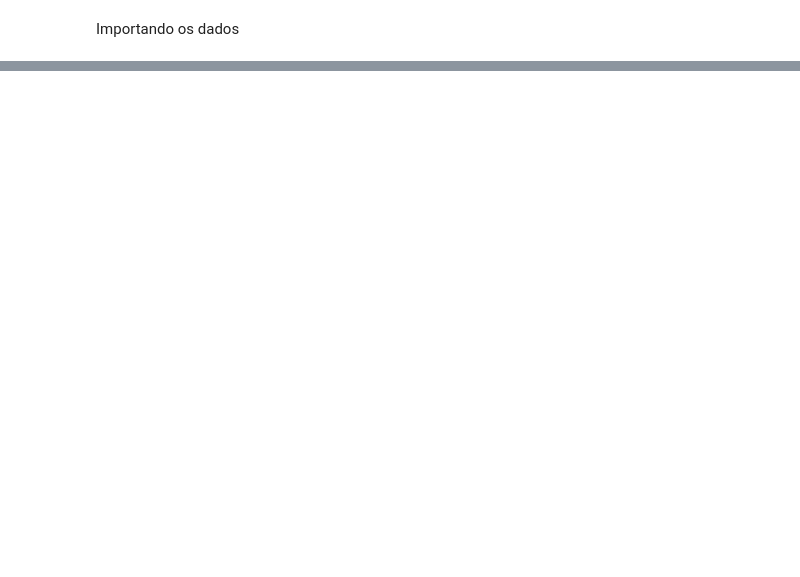
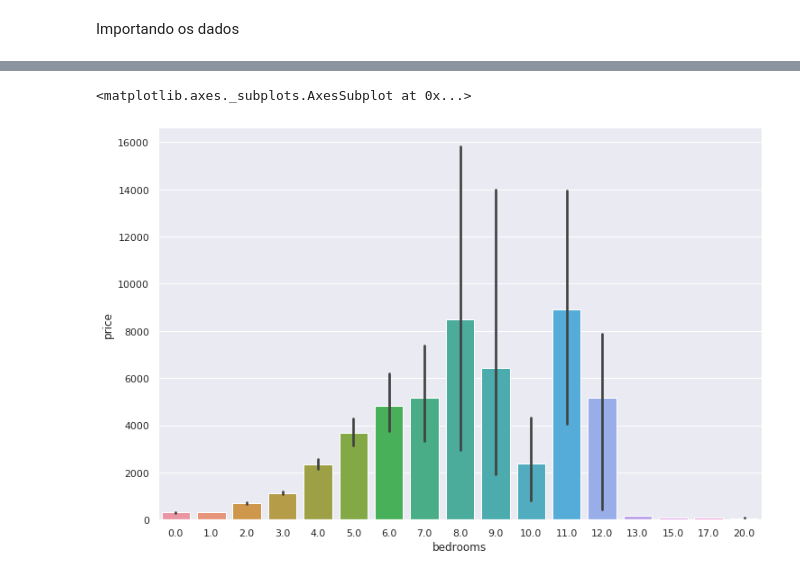
Before and after one commit to nilsoncunha/portfolio, a Jupyter notebook: Analisando_os_dados_do_airbnb_no_Rio_de_Janeiro.ipynb, the cells around one changed output, grey strips where cells are left out. Saved outputs shown, nothing was run; the diff lists cells and outputs as text; code cells hidden in the pictures; blank space fills up the shorter version.

```diff
--- a/Analisando_os_dados_do_airbnb_no_Rio_de_Janeiro.ipynb
+++ b/Analisando_os_dados_do_airbnb_no_Rio_de_Janeiro.ipynb
@@ -13,2 +12,11 @@ warnings.filterwarnings("ignore")
+# %%
+import warnings
+warnings.filterwarnings("ignore")
+
+%matplotlib inline
+
+from IPython.core.pylabtools import figsize
+figsize(12,8)
+sns.set(style='darkgrid')
 # %%
 df = pd.read_csv("https://dl.dropbox.com/s/7l9nzemeoqxj9pb/listings.csv?dl=0")
@@ -25 +33,5 @@ df.head(5)
+# %%
+df['price'] = df.price.str.replace('$', '')
+df['price'] = df.price.str.replace(',', '')
+df['price'] = df.price.astype(float)
 # %%
@@ -48,0 +80,5 @@ Name: neighbourhood, Length: 99, dtype: int64
+# %%
+sns.barplot(data=df, x='bedrooms', y='price')
+# %% [output]
+<matplotlib.axes._subplots.AxesSubplot at 0x...>
+[figure, added]
```
Also changed, not shown: parts of 16 cells of this notebook.
